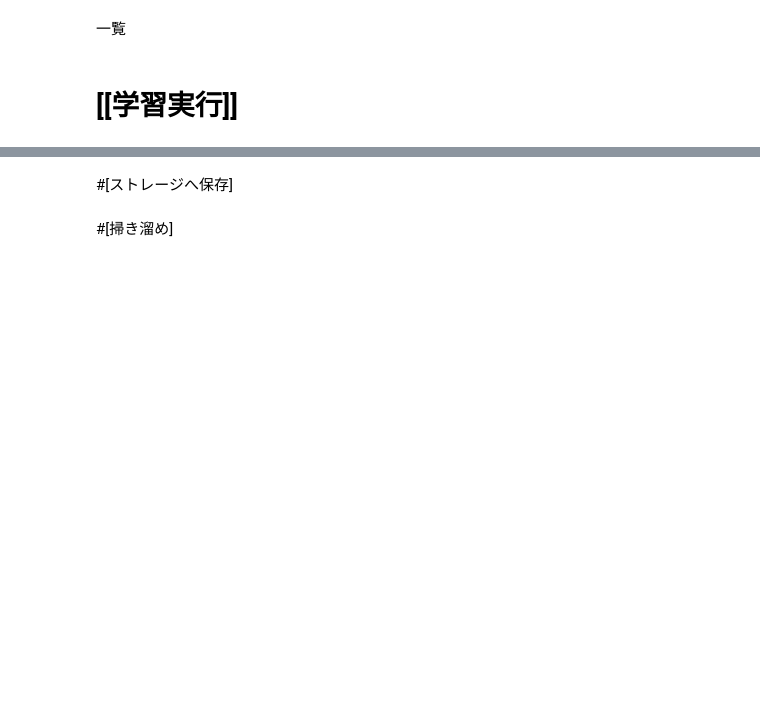
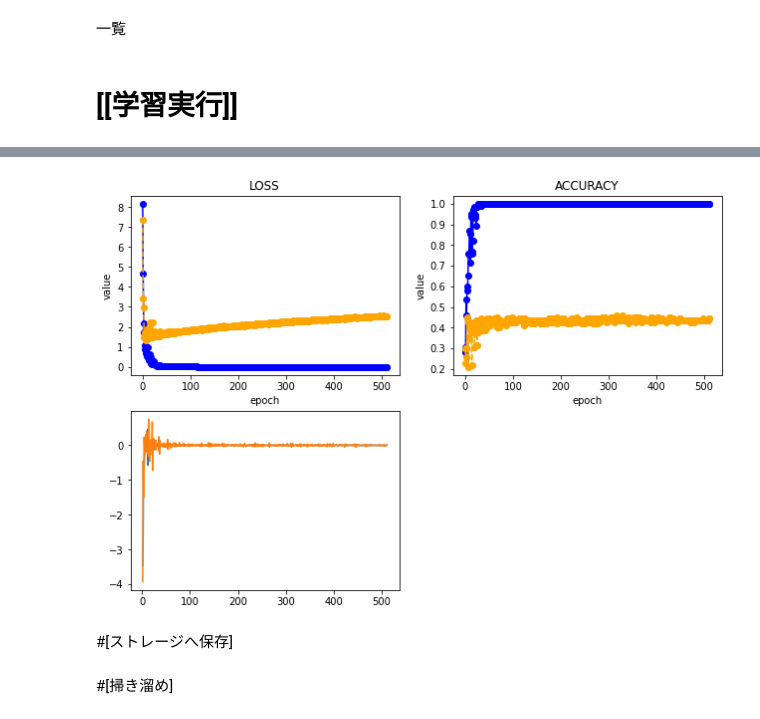
Before and after one commit to s1250103/Public_mori-lab, a Jupyter notebook: experiments/preprcing-learning/learning.ipynb, the cells around one changed output, grey strips where cells are left out. Cells and saved outputs as stored; diff of their text form; code cells hidden in the pictures; blank space fills up the shorter version.

```diff
--- a/experiments/preprcing-learning/learning.ipynb
+++ b/experiments/preprcing-learning/learning.ipynb
@@ -365,2 +187,0 @@ if __name__ == '__main__':
-# %%
-x_train, y_train, x_test, y_test = prepare_data()
@@ -367,17 +190,23 @@ x_train, y_train, x_test, y_test = prepare_data()
+# %%
+optimizer = keras.optimizers.Adam(
+                                                    lr=1e-5,
+                                                    beta_1=0.9,
+                                                    beta_2=0.999,
+                                                    epsilon=None,
+                                                    decay=0.0,
+                                                    amsgrad=False)
 # %%
 #学習設定
 %%time
 loss=cce
-lr=0.00001
-
 
 # モデル準備
 model = models.load_model('/content/desk/key20201218.h5')
 
 # コンパイル
 model.compile(
-    optimizer=keras.optimizers.SGD(lr=lr, momentum=0.0, decay=0.0, nesterov=False),
-    loss=loss,
+    optimizer=optimizer,
+    loss=tf.keras.losses.CategoricalCrossentropy(),
     metrics=['acc', cce])
 
 # 実行
@@ -393,3 +222,4 @@ print("Complete.")
 
 # プロット
 plot(history)
+# %% [output]
@@ -396,3 +243,4 @@ plot(history)
+[figure, added]
 # %% [markdown]
 #[ストレージへ保存]
 # %%
```
Also changed, not shown: parts of 11 cells of this notebook.
